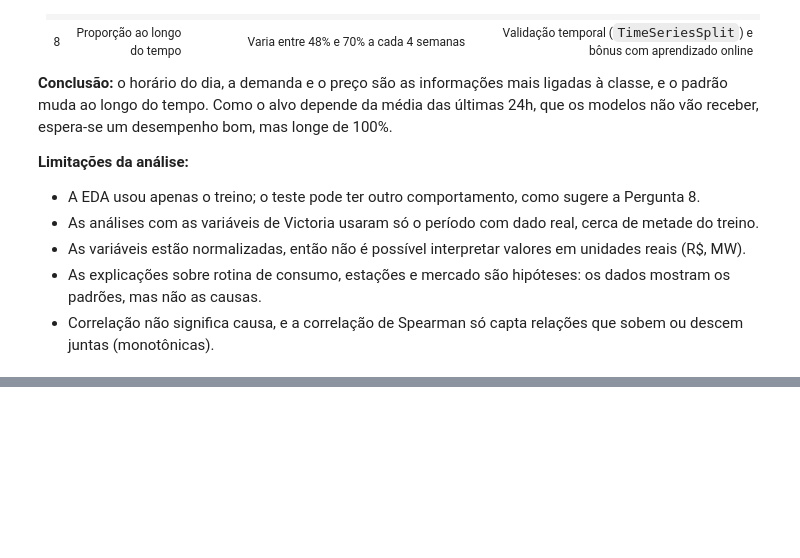
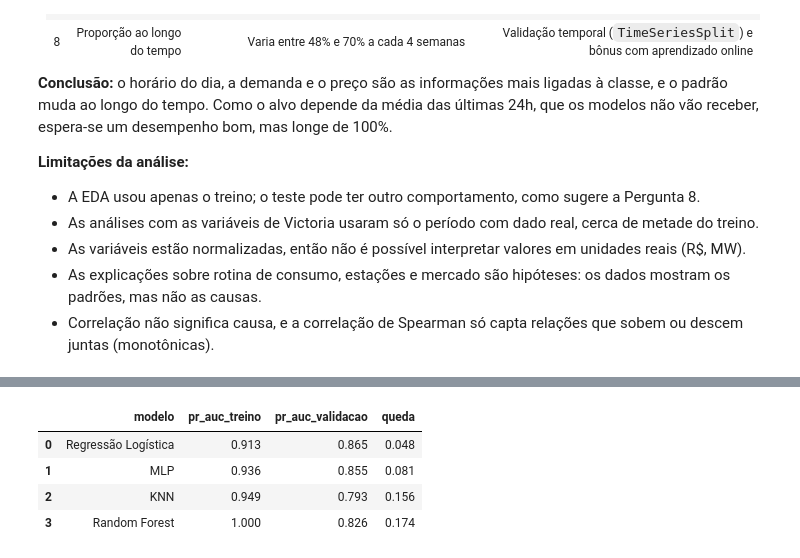
Before and after one commit to eshernandes/aprendizado-maquina-electricity, a Jupyter notebook: notebooks/electricity.ipynb, the cells around one changed output, grey strips where cells are left out. Cells and saved outputs as stored; diff of their text form; code cells hidden in the pictures; blank space fills up the shorter version.

```diff
--- a/notebooks/electricity.ipynb
+++ b/notebooks/electricity.ipynb
@@ -590,0 +608,28 @@ Menor: 48% | Maior: 70% | Último bloco antes do teste: 70%
+# %%
+def preparar_variaveis(dados):
+    X = dados[NUM_COLS + ["vic_sem_dado"]].copy()
+
+    angulo = 2 * np.pi * (dados["period_index"] - 1) / 48
+    X["hora_sin"] = np.sin(angulo)
+    X["hora_cos"] = np.cos(angulo)
+
+    dia_semana = dados["day"].map(nomes_dias).astype(pd.CategoricalDtype(list(nomes_dias.values())))
+    dias = pd.get_dummies(dia_semana, prefix="dia", dtype=int)
+
+    return pd.concat([X, dias], axis=1)
+
+X_train = preparar_variaveis(train)
+X_test = preparar_variaveis(test)
+
+print("X_train:", X_train.shape, "| X_test:", X_test.shape)
+print("Mesmas colunas no treino e no teste:", list(X_train.columns) == list(X_test.columns))
+print(list(X_train.columns))
+
+relogio = X_train.groupby(train["period_index"])[["hora_sin", "hora_cos"]].first()
+
+def distancia(periodo_a, periodo_b):
+    return np.linalg.norm(relogio.loc[periodo_a] - relogio.loc[periodo_b])
+
+print(f"23h30 -> 0h00  | diferença no period_index: {48 - 1:>2} | distância no seno/cosseno: {distancia(48, 1):.2f}")
+print(f" 0h00 -> 0h30  | diferença no period_index: {2 - 1:>2} | distância no seno/cosseno: {distancia(1, 2):.2f}")
+print(f" 0h00 -> 12h00 | diferença no period_index: {25 - 1:>2} | distância no seno/cosseno: {distancia(1, 25):.2f}")
@@ -590,0 +752,21 @@ Menor: 48% | Maior: 70% | Último bloco antes do teste: 70%
+# %%
+comparacao = []
+
+for nome in ["Regressão Logística", "MLP", "KNN", "Random Forest"]:
+    scores = cross_validate(modelos[nome], X_train, y_train, cv=cv,
+                            scoring="average_precision", return_train_score=True)
+    comparacao.append({
+        "modelo": nome,
+        "pr_auc_treino": scores["train_score"].mean(),
+        "pr_auc_validacao": scores["test_score"].mean(),
+    })
+
+df_comparacao = pd.DataFrame(comparacao)
+df_comparacao["queda"] = df_comparacao["pr_auc_treino"] - df_comparacao["pr_auc_validacao"]
+df_comparacao.round(3)
+# %% [output]
+|  | modelo | pr_auc_treino | pr_auc_validacao | queda |
+| 0 | Regressão Logística | 0.913 | 0.865 | 0.048 |
+| 1 | MLP | 0.936 | 0.855 | 0.081 |
+| 2 | KNN | 0.949 | 0.793 | 0.156 |
+| 3 | Random Forest | 1.000 | 0.826 | 0.174 |
```
Also changed, not shown: parts of 7 cells of this notebook.
